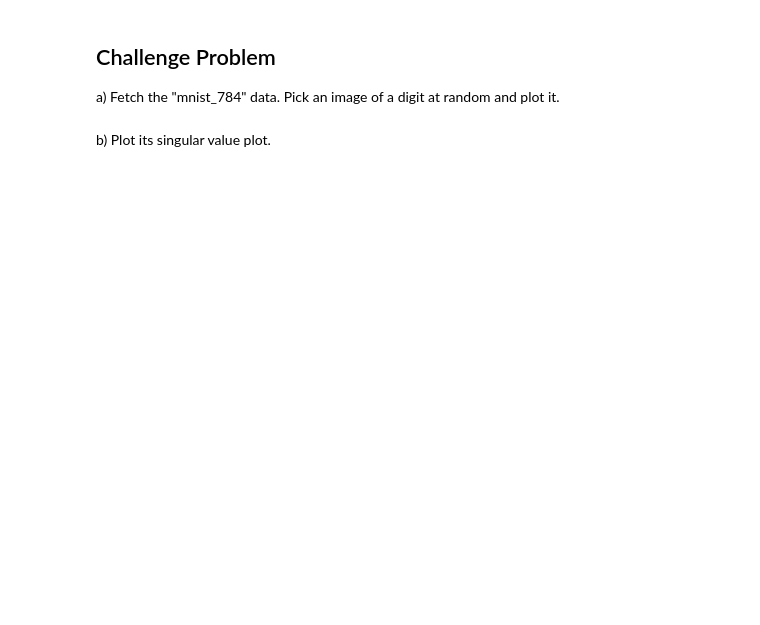
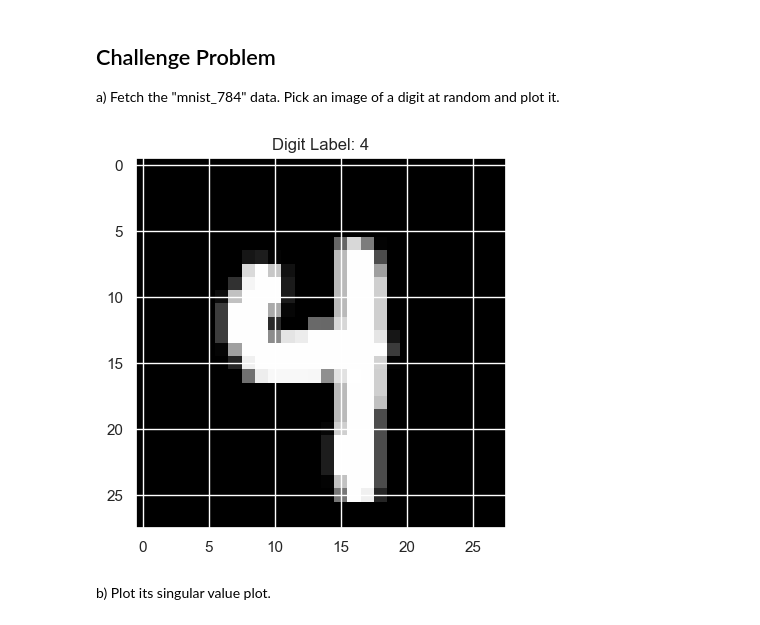
Before and after one commit to markyx316/Data-Science-Fundamentals, a Jupyter notebook: lecture_10/worksheet_10.ipynb, the cells around one changed output. Cells and saved outputs as stored; diff of their text form; code cells hidden in the pictures; blank space fills up the shorter version.

```diff
--- a/lecture_10/worksheet_10.ipynb
+++ b/lecture_10/worksheet_10.ipynb
@@ -316,10 +329,19 @@ a) Fetch the "mnist_784" data. Pick an image of a digit at random and plot it.
 # %%
 import matplotlib.pyplot as plt
 
 from sklearn.datasets import fetch_openml
 
 X, y = fetch_openml(name="mnist_784", version=1, return_X_y=True, as_frame=False)
 
 # your code here
+random_index = np.random.randint(0, X.shape[0])
+
+image_data = X[random_index].reshape(28, 28)
+
+plt.imshow(image_data, cmap = cm.Greys_r)
+plt.title(f"Digit Label: {y[random_index]}")
+plt.show()
+# %% [output]
+[figure, added]
 # %% [markdown]
 b) Plot its singular value plot.
```
Also changed, not shown: parts of 19 cells of this notebook.
